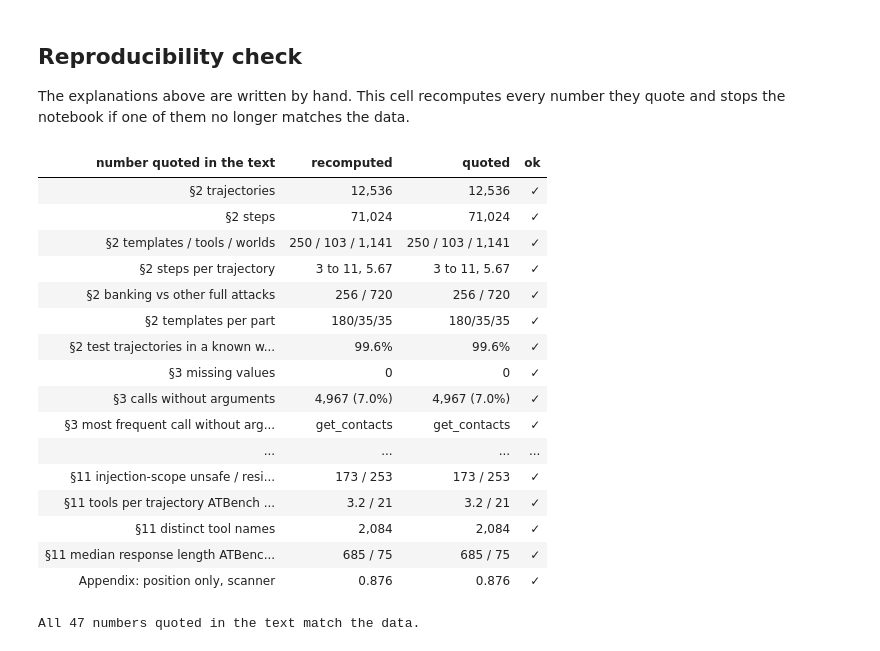
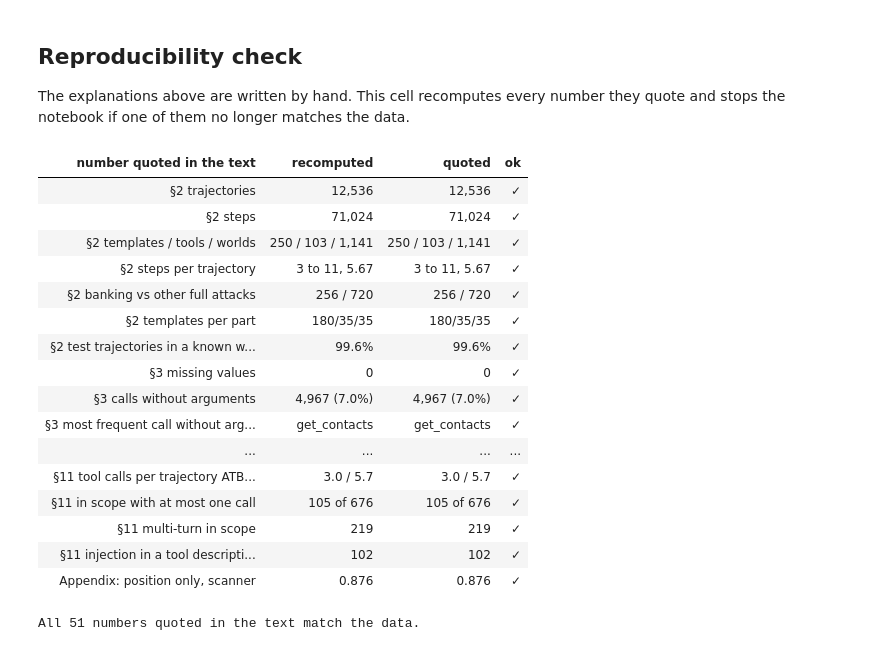
Before and after one commit to Victor-MICHELON/AgentDrift_DetectionSystem, a Jupyter notebook: notebooks/01_eda.ipynb, the cells around one changed output. Cells and saved outputs as stored; diff of their text form; code cells hidden in the pictures.

```diff
--- a/notebooks/01_eda.ipynb
+++ b/notebooks/01_eda.ipynb
@@ -374,7 +374,10 @@ NB.show(P.plot_projection(pts), "eda_a9_projection")
 
 **Why it matters.** A guardrail will face agents, tools and attacks that are not in AgentDrift. ATBench, built by another team, gives a first idea of that gap. We keep only the trajectories whose risk is an injection, plus all the safe ones (choice fixed before any model).
 # %%
+from agentdrift.data.external import read_atbench
+
 atb = A.load_atbench()
+atb_traj, atb_steps = read_atbench(in_scope_only=False)   # converted to the step schema (data/external.py)
 scope = A.atbench_scope(atb)
 cmp_ = A.compare_external(d, atb)
 n_atb_tools = A.atbench_tool_vocabulary()
@@ -510,36 +516,41 @@ NB.check([
      f"{sc.loc['position only → y_gate', 'roc_auc']:.3f} / {sc.loc['position only → y_scan', 'roc_auc']:.3f}", "0.779 / 0.876"),
     ("§9 length only", f"{sc.loc['trajectory length → y_traj', 'roc_auc']:.3f}", "0.576"),
     ("§9 association: world / tool", f"{a['world_id']:.2f} / {a['tool']:.2f}", "0.86 / 0.51"),
     ("§10 silhouettes label / domain", f"{sil['silhouette_by_label']:.3f} / {sil['silhouette_by_domain']:.3f}", "0.128 / 0.123"),
     ("§11 ATBench trajectories (safe / unsafe)",
      f"{num(len(atb))} ({scope.loc['All', 'safe']} / {scope.loc['All', 'unsafe']})", "1,000 (503 / 497)"),
     ("§11 injection-scope unsafe / resisted-risk safe",
      f"{scope.loc[inj, 'unsafe'].sum()} / {scope.loc['All', 'safe'] - scope.loc['benign', 'safe']}", "173 / 253"),
     ("§11 tools per trajectory ATBench / AgentDrift",
      f"{cmp_.loc['tools available per trajectory', ('ATBench', 'mean')]:.1f} / {cmp_.loc['tools available per trajectory', ('AgentDrift', 'mean')]:.0f}",
      "3.2 / 21"),
     ("§11 distinct tool names", num(n_atb_tools), "2,084"),
     ("§11 median response length ATBench / AgentDrift",
      f"{cmp_.loc['observation length (chars, median per trajectory)', ('ATBench', '50%')]:.0f} / "
      f"{cmp_.loc['observation length (chars, median per trajectory)', ('AgentDrift', '50%')]:.0f}", "685 / 75"),
+    ("§11 tool calls per trajectory ATBench / AgentDrift", f"{atb_traj['n_steps'].mean():.1f} / {ov['steps_per_traj_mean']:.1f}", "3.0 / 5.7"),
+    ("§11 in scope with at most one call", f"{(atb_traj['in_scope'] & (atb_traj['n_steps'] <= 1)).sum()} of {atb_traj['in_scope'].sum()}", "105 of 676"),
+    ("§11 multi-turn in scope", str((atb_traj["in_scope"] & (atb_traj["n_user_turns"] > 1)).sum()), "219"),
+    ("§11 injection in a tool description (in scope)",
+     str((atb_traj["in_scope"] & (atb_traj["risk_source"] == "tool_description_injection")).sum()), "102"),
     ("Appendix: position only, scanner", str(rep.set_index("measure").loc["position only → y_scan, ROC-AUC", "recomputed"]), "0.876"),
 ])
 # %% [output]
 | number quoted in the text | recomputed | quoted | ok |
 | §2 trajectories | 12,536 | 12,536 | ✓ |
 | §2 steps | 71,024 | 71,024 | ✓ |
 | §2 templates / tools / worlds | 250 / 103 / 1,141 | 250 / 103 / 1,141 | ✓ |
 | §2 steps per trajectory | 3 to 11, 5.67 | 3 to 11, 5.67 | ✓ |
 | §2 banking vs other full attacks | 256 / 720 | 256 / 720 | ✓ |
 | §2 templates per part | 180/35/35 | 180/35/35 | ✓ |
 | §2 test trajectories in a known w... | 99.6% | 99.6% | ✓ |
 | §3 missing values | 0 | 0 | ✓ |
 | §3 calls without arguments | 4,967 (7.0%) | 4,967 (7.0%) | ✓ |
 | §3 most frequent call without arg... | get_contacts | get_contacts | ✓ |
 | ... | ... | ... | ... |
-| §11 injection-scope unsafe / resi... | 173 / 253 | 173 / 253 | ✓ |
-| §11 tools per trajectory ATBench ... | 3.2 / 21 | 3.2 / 21 | ✓ |
-| §11 distinct tool names | 2,084 | 2,084 | ✓ |
-| §11 median response length ATBenc... | 685 / 75 | 685 / 75 | ✓ |
+| §11 tool calls per trajectory ATB... | 3.0 / 5.7 | 3.0 / 5.7 | ✓ |
+| §11 in scope with at most one call | 105 of 676 | 105 of 676 | ✓ |
+| §11 multi-turn in scope | 219 | 219 | ✓ |
+| §11 injection in a tool descripti... | 102 | 102 | ✓ |
 | Appendix: position only, scanner | 0.876 | 0.876 | ✓ |
-All 47 numbers quoted in the text match the data.
+All 51 numbers quoted in the text match the data.
```
Also changed, not shown: parts of 2 cells of this notebook, 27 other files.
